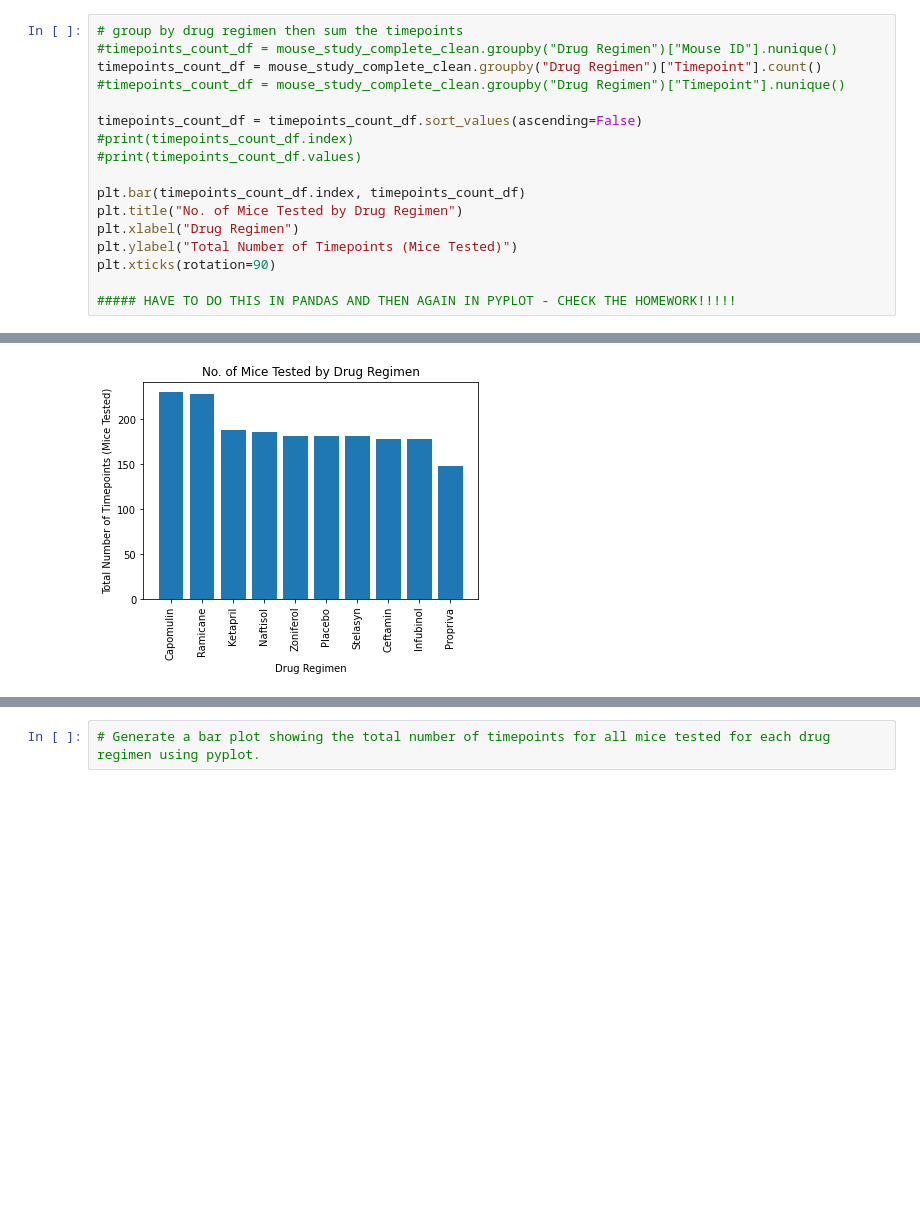
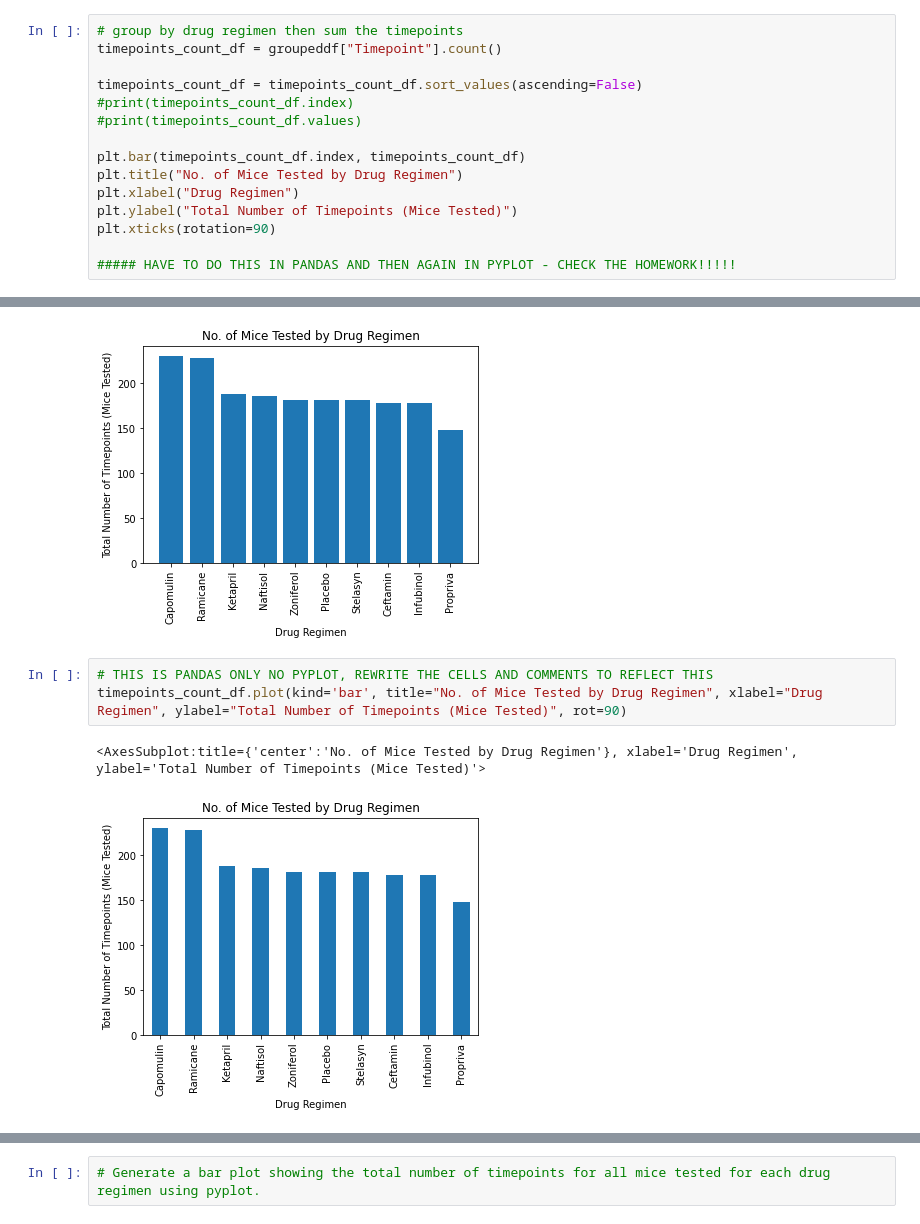
Before and after one commit to gmitt98/visualization-challenge, a Jupyter notebook: pymaceuticals_starter.ipynb, the cells around one changed output, grey strips where cells are left out. Drawn from its saved outputs; the diff is of its cells as text; blank space fills up the shorter version.

```diff
--- a/pymaceuticals_starter.ipynb
+++ b/pymaceuticals_starter.ipynb
@@ -189,9 +189,7 @@ mouse_study_summary_agg
 ## Bar and Pie Charts
 # %%
 # group by drug regimen then sum the timepoints
-#timepoints_count_df = mouse_study_complete_clean.groupby("Drug Regimen")["Mouse ID"].nunique()
-timepoints_count_df = mouse_study_complete_clean.groupby("Drug Regimen")["Timepoint"].count()
-#timepoints_count_df = mouse_study_complete_clean.groupby("Drug Regimen")["Timepoint"].nunique()
+timepoints_count_df = groupeddf["Timepoint"].count()
 
 timepoints_count_df = timepoints_count_df.sort_values(ascending=False)
 #print(timepoints_count_df.index)
@@ -217,5 +215,11 @@ plt.xticks(rotation=90)
   Text(0, 0, ''),
   Text(0, 0, '')])
 [figure]
+# %%
+# THIS IS PANDAS ONLY NO PYPLOT, REWRITE THE CELLS AND COMMENTS TO REFLECT THIS
+timepoints_count_df.plot(kind='bar', title="No. of Mice Tested by Drug Regimen", xlabel="Drug Regimen", ylabel="Total Number of Timepoints (Mice Tested)", rot=90)
+# %% [output]
+<AxesSubplot:title={'center':'No. of Mice Tested by Drug Regimen'}, xlabel='Drug Regimen', ylabel='Total Number of Timepoints (Mice Tested)'>
+[figure, added]
 # %%
 # Generate a bar plot showing the total number of timepoints for all mice tested for each drug regimen using Pandas.
```
Also changed, not shown: parts of 13 cells of this notebook.
